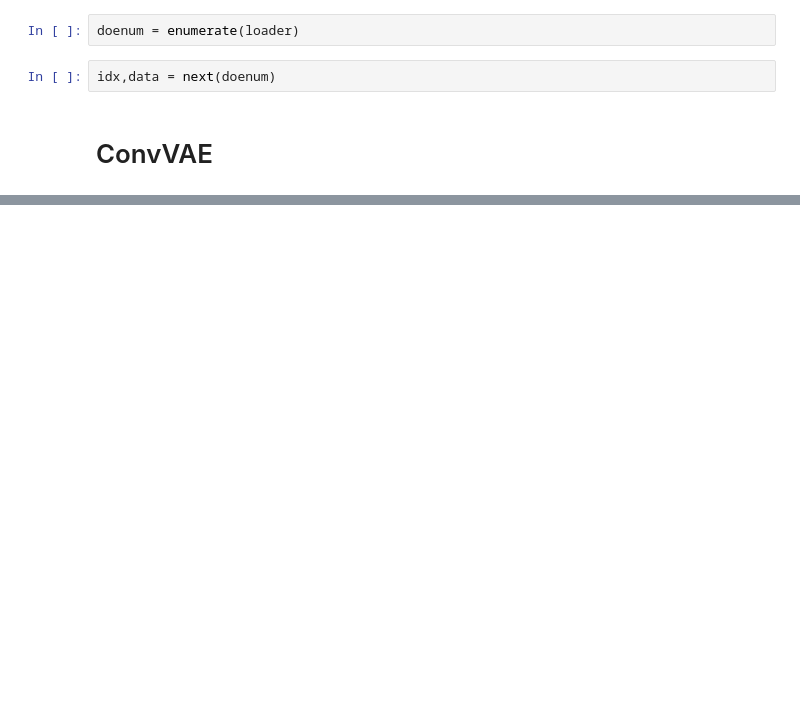
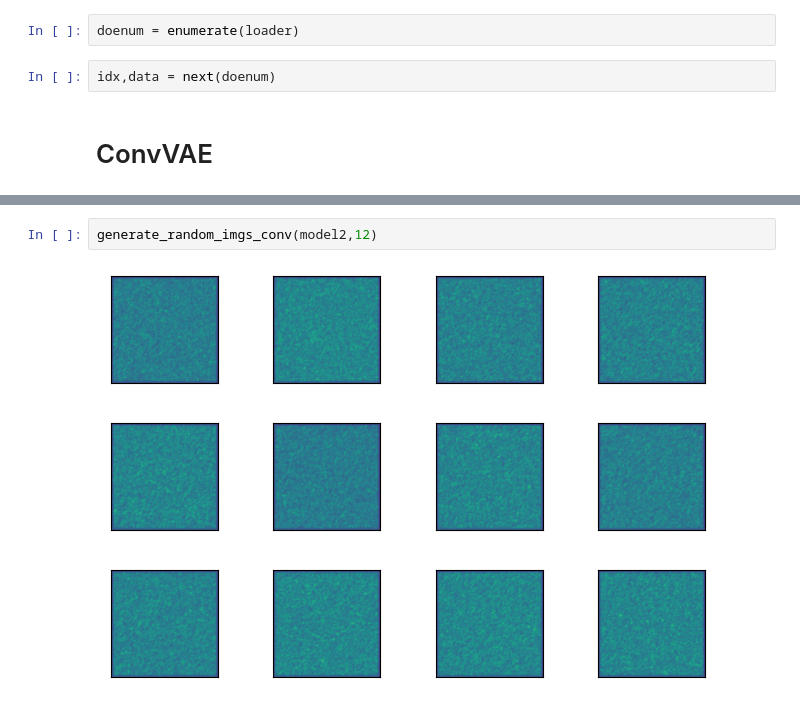
Before and after one commit to AstroMusers/AI-Boosted-Coronagraphy, a Jupyter notebook: notebooks/ConvAE.ipynb, the cells around one changed output, grey strips where cells are left out. Cells and saved outputs as stored; diff of their text form; blank space fills up the shorter version.

```diff
--- a/notebooks/ConvAE.ipynb
+++ b/notebooks/ConvAE.ipynb
@@ -217,0 +267,4 @@ visualize_resultsVAE(model=vae_model,data_loader=loader,data='fmnist')
+# %%
+generate_random_imgs_conv(model2,12)
+# %% [output]
+[figure, added]
```
Also changed, not shown: parts of 29 cells of this notebook, 9 other files.
